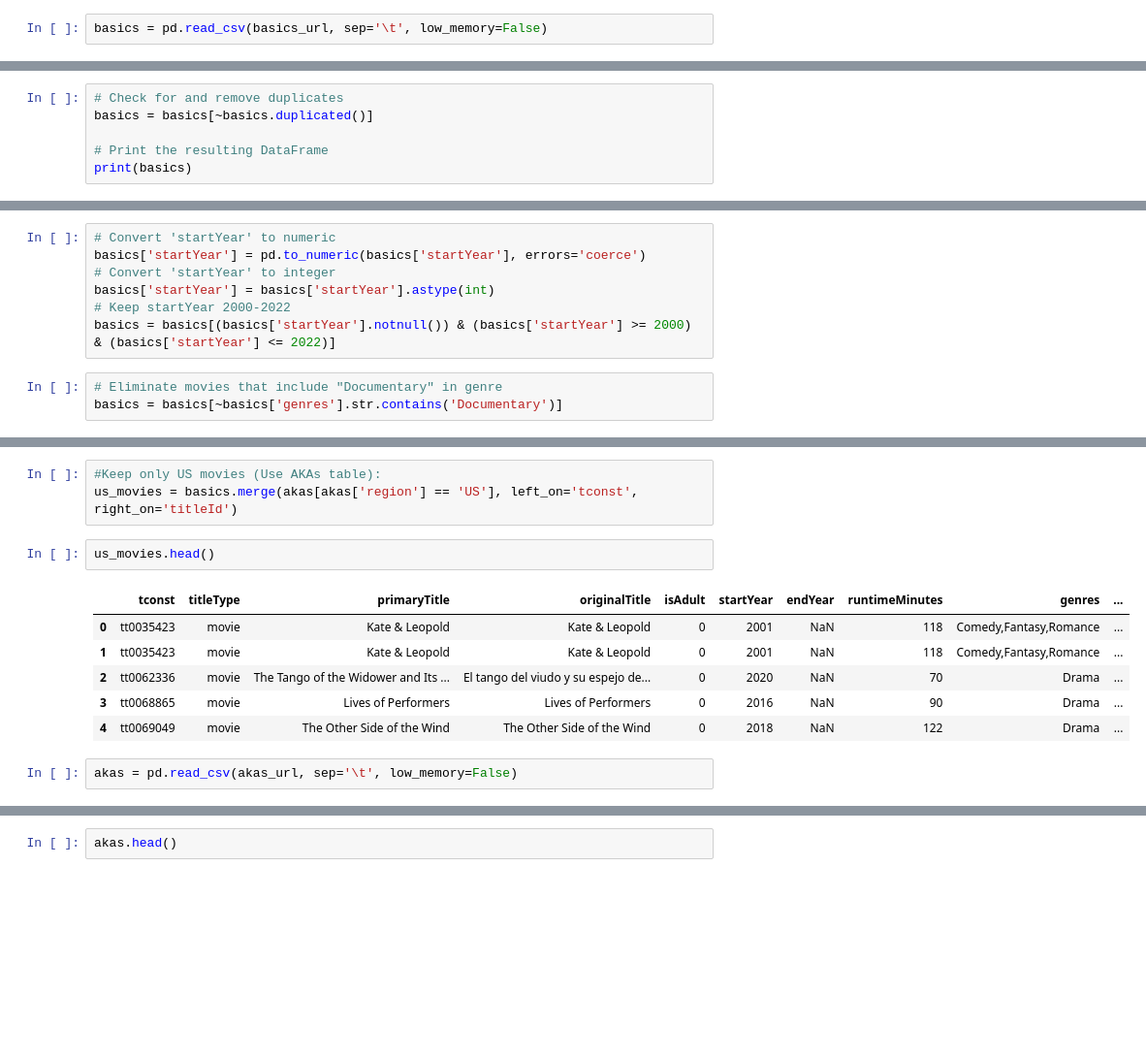
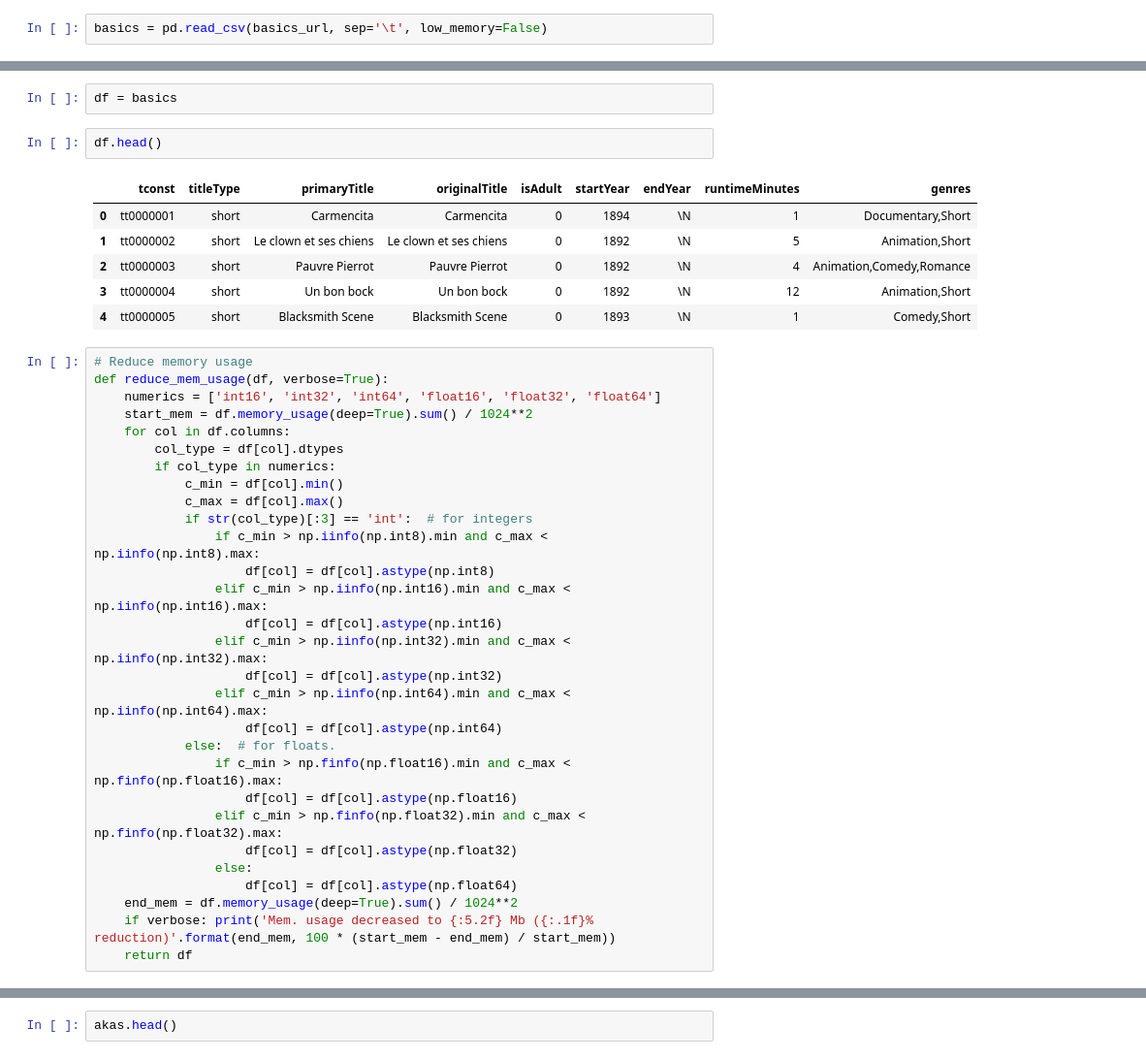
Before and after one commit to Shaunnero/Data_Enrichment, a Jupyter notebook: Project 3 Part 1 (Core).ipynb, the cells around one changed output, grey strips where cells are left out. Shown: that part at 97% size. Drawn from its saved outputs; the diff is of its cells as text; blank space fills up the shorter version.

Commit message:
TMDB_REULTS
Data form project 1 added

```diff
--- a/Project 3 Part 1 (Core).ipynb
+++ b/Project 3 Part 1 (Core).ipynb
@@ -60,6 +42,0 @@ basics = basics.drop_duplicates()
-# %%
-# Check for and remove duplicates
-basics = basics[~basics.duplicated()]
-
-# Print the resulting DataFrame
-print(basics)
@@ -84,13 +43,3 @@ print(basics)
-# %%
-# Convert 'startYear' to numeric
-basics['startYear'] = pd.to_numeric(basics['startYear'], errors='coerce')
-# Convert 'startYear' to integer
-basics['startYear'] = basics['startYear'].astype(int)
-# Keep startYear 2000-2022
-basics = basics[(basics['startYear'].notnull()) & (basics['startYear'] >= 2000) & (basics['startYear'] <= 2022)]
-# %%
-# Eliminate movies that include "Documentary" in genre
-basics = basics[~basics['genres'].str.contains('Documentary')]
 # %%
 basics.head()
 # %% [output]
@@ -103,14 +52,40 @@ basics.head()
-# %%
-#Keep only US movies (Use AKAs table):
-us_movies = basics.merge(akas[akas['region'] == 'US'], left_on='tconst', right_on='titleId')
+# %%
+df = basics
 # %%
-us_movies.head()
+df.head()
 # %% [output]
-|  | tconst | titleType | primaryTitle | originalTitle | isAdult | startYear | endYear | runtimeMinutes | genres | ... |
-| 0 | tt0035423 | movie | Kate & Leopold | Kate & Leopold | 0 | 2001 | NaN | 118 | Comedy,Fantasy,Romance | ... |
-| 1 | tt0035423 | movie | Kate & Leopold | Kate & Leopold | 0 | 2001 | NaN | 118 | Comedy,Fantasy,Romance | ... |
-| 2 | tt0062336 | movie | The Tango of the Widower and Its ... | El tango del viudo y su espejo de... | 0 | 2020 | NaN | 70 | Drama | ... |
-| 3 | tt0068865 | movie | Lives of Performers | Lives of Performers | 0 | 2016 | NaN | 90 | Drama | ... |
-| 4 | tt0069049 | movie | The Other Side of the Wind | The Other Side of the Wind | 0 | 2018 | NaN | 122 | Drama | ... |
+|  | tconst | titleType | primaryTitle | originalTitle | isAdult | startYear | endYear | runtimeMinutes | genres |
+| 0 | tt0000001 | short | Carmencita | Carmencita | 0 | 1894 | \N | 1 | Documentary,Short |
+| 1 | tt0000002 | short | Le clown et ses chiens | Le clown et ses chiens | 0 | 1892 | \N | 5 | Animation,Short |
+| 2 | tt0000003 | short | Pauvre Pierrot | Pauvre Pierrot | 0 | 1892 | \N | 4 | Animation,Comedy,Romance |
+| 3 | tt0000004 | short | Un bon bock | Un bon bock | 0 | 1892 | \N | 12 | Animation,Short |
+| 4 | tt0000005 | short | Blacksmith Scene | Blacksmith Scene | 0 | 1893 | \N | 1 | Comedy,Short |
-# %%
-akas = pd.read_csv(akas_url, sep='\t', low_memory=False)
+# %%
+# Reduce memory usage
+def reduce_mem_usage(df, verbose=True):
+    numerics = ['int16', 'int32', 'int64', 'float16', 'float32', 'float64']
+    start_mem = df.memory_usage(deep=True).sum() / 1024**2
+    for col in df.columns:
+        col_type = df[col].dtypes
+        if col_type in numerics:
+            c_min = df[col].min()
+            c_max = df[col].max()
+            if str(col_type)[:3] == 'int':  # for integers
+                if c_min > np.iinfo(np.int8).min and c_max < np.iinfo(np.int8).max:
+                    df[col] = df[col].astype(np.int8)
+                elif c_min > np.iinfo(np.int16).min and c_max < np.iinfo(np.int16).max:
+                    df[col] = df[col].astype(np.int16)
+                elif c_min > np.iinfo(np.int32).min and c_max < np.iinfo(np.int32).max:
+                    df[col] = df[col].astype(np.int32)
+                elif c_min > np.iinfo(np.int64).min and c_max < np.iinfo(np.int64).max:
+                    df[col] = df[col].astype(np.int64)
+            else:  # for floats.
+                if c_min > np.finfo(np.float16).min and c_max < np.finfo(np.float16).max:
+                    df[col] = df[col].astype(np.float16)
+                elif c_min > np.finfo(np.float32).min and c_max < np.finfo(np.float32).max:
+                    df[col] = df[col].astype(np.float32)
+                else:
+                    df[col] = df[col].astype(np.float64)
+    end_mem = df.memory_usage(deep=True).sum() / 1024**2
+    if verbose: print('Mem. usage decreased to {:5.2f} Mb ({:.1f}% reduction)'.format(end_mem, 100 * (start_mem - end_mem) / start_mem))
+    return df
```
Also changed, not shown: parts of 42 cells of this notebook, 9 other files.
